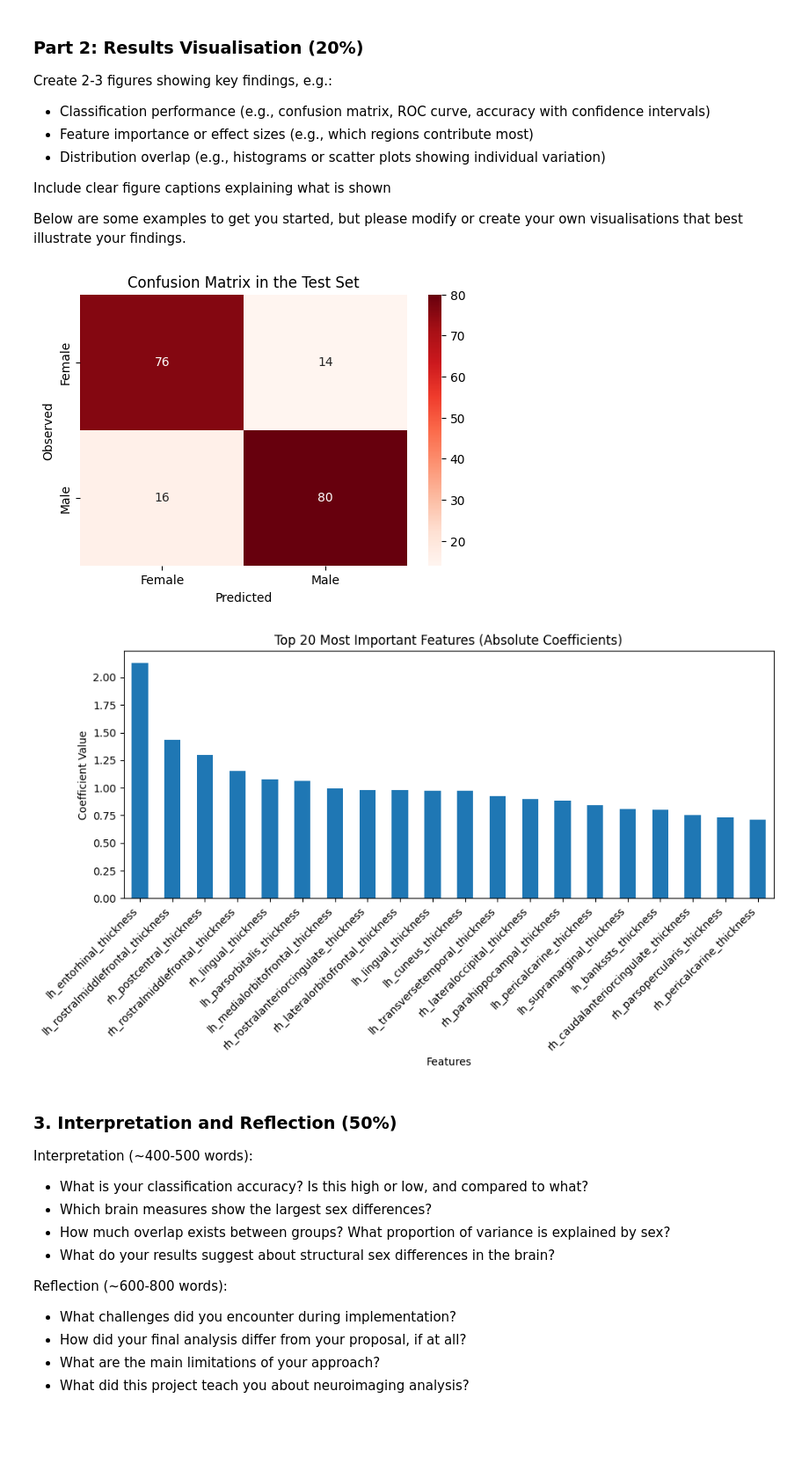
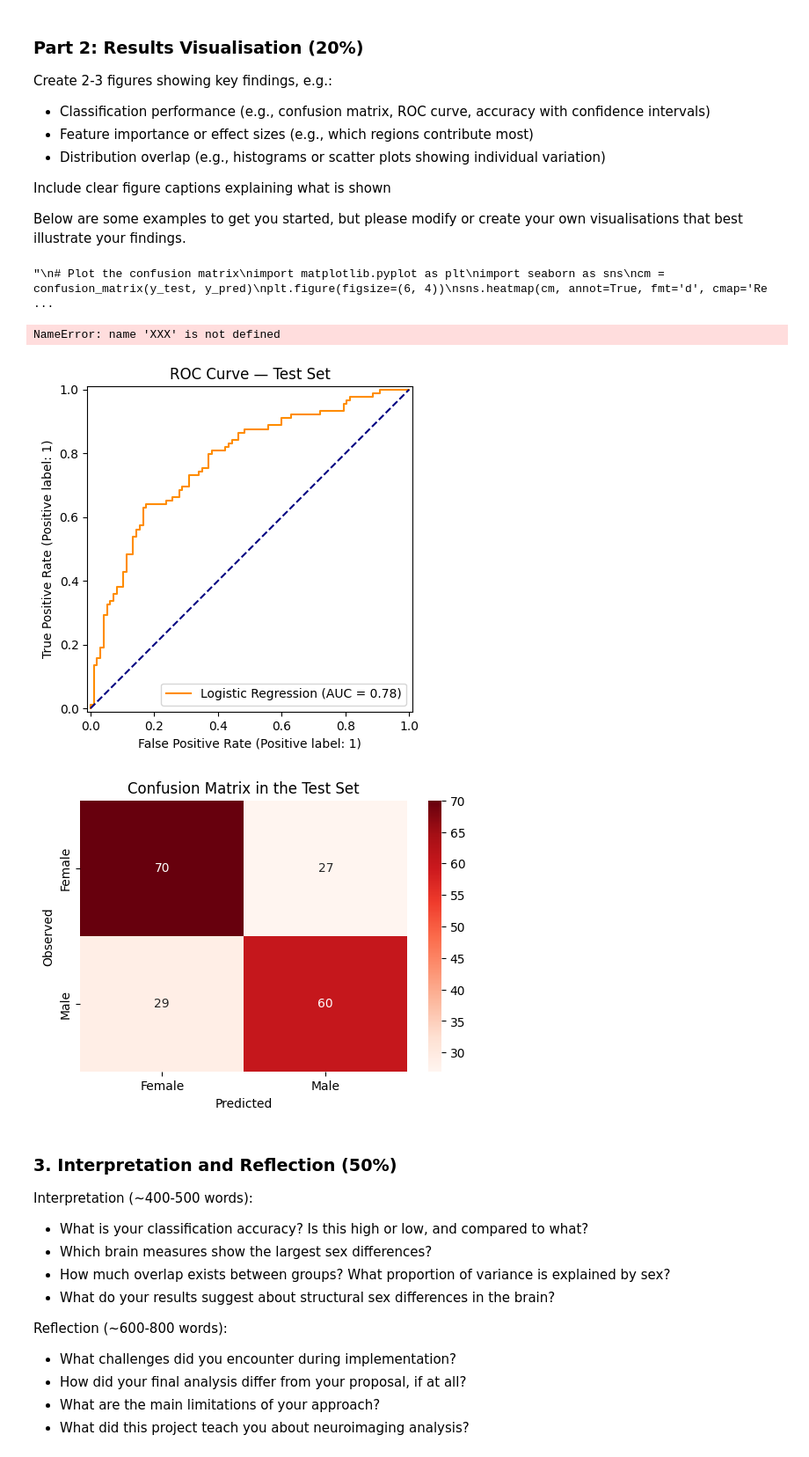
Before and after one commit to lynnv-hub/Mind_Reading, a Jupyter notebook: MindReading_Report1.ipynb, the cells around one changed output. Shown at 88% size. Drawn from its saved outputs; the diff is of its cells as text; code cells hidden in the pictures; blank space fills up the shorter version.

```diff
--- a/MindReading_Report1.ipynb
+++ b/MindReading_Report1.ipynb
@@ -339,6 +331,7 @@ Include clear figure captions explaining what is shown
 
 Below are some examples to get you started, but please modify or create your own visualisations that best illustrate your findings.
 # %%
+'''
 # Plot the confusion matrix
 import matplotlib.pyplot as plt
 import seaborn as sns
@@ -359,9 +352,47 @@ plt.xlabel('Features')
 plt.xticks(rotation=45, ha='right')
 plt.tight_layout()
 plt.show()
+'''
 # %% [output]
-[figure, removed]
-[figure, removed]
+"\n# Plot the confusion matrix\nimport matplotlib.pyplot as plt\nimport seaborn as sns\ncm = confusion_matrix(y_test, y_pred)\nplt.figure(figsize=(6, 4))\nsns.heatmap(cm, annot=True, fmt='d', cmap='Re ...
+# %%
+# Plot the confusion matrix
+import matplotlib.pyplot as plt
+import seaborn as sns
+
+RocCurveDisplay.from_predictions(
+    y_test,
+    y_proba,
+    name='Logistic Regression',
+    color='darkorange'
+)
+plt.plot([0, 1], [0, 1], color='navy', linestyle='--')
+#plt.xlim([0.0, 1.0])
+#plt.ylim([0.0, 1.05])
+plt.title('ROC Curve — Test Set')
+
+#cm = confusion_matrix(y_test, y_pred)
+plt.figure(figsize=(6, 4))
+sns.heatmap(cm, annot=True, fmt='d', cmap='Reds', xticklabels=['Female', 'Male'], yticklabels=['Female', 'Male'])
+plt.title('Confusion Matrix in the Test Set')
+plt.xlabel('Predicted')
+plt.ylabel('Observed')
+
+
+# Plot the 20 most important features based on the absolute coefficients of the logistic regression model
+feature_importance = pd.Series(XXX, index=data_df.columns[3:])
+plt.figure(figsize=(10, 6))
+feature_importance.abs().sort_values(ascending=False).head(20).plot(kind='bar')
+plt.title('Top 20 Most Important Features (Absolute Coefficients)')
+plt.ylabel('Coefficient Value')
+plt.xlabel('Features')
+plt.xticks(rotation=45, ha='right')
+plt.tight_layout()
+plt.show()
+# %% [output]
+NameError: name 'XXX' is not defined
+[figure, added]
+[figure, added]
 # %% [markdown]
 ### 3. Interpretation and Reflection (50%)
 
```
Also changed, not shown: parts of 2 cells of this notebook.
